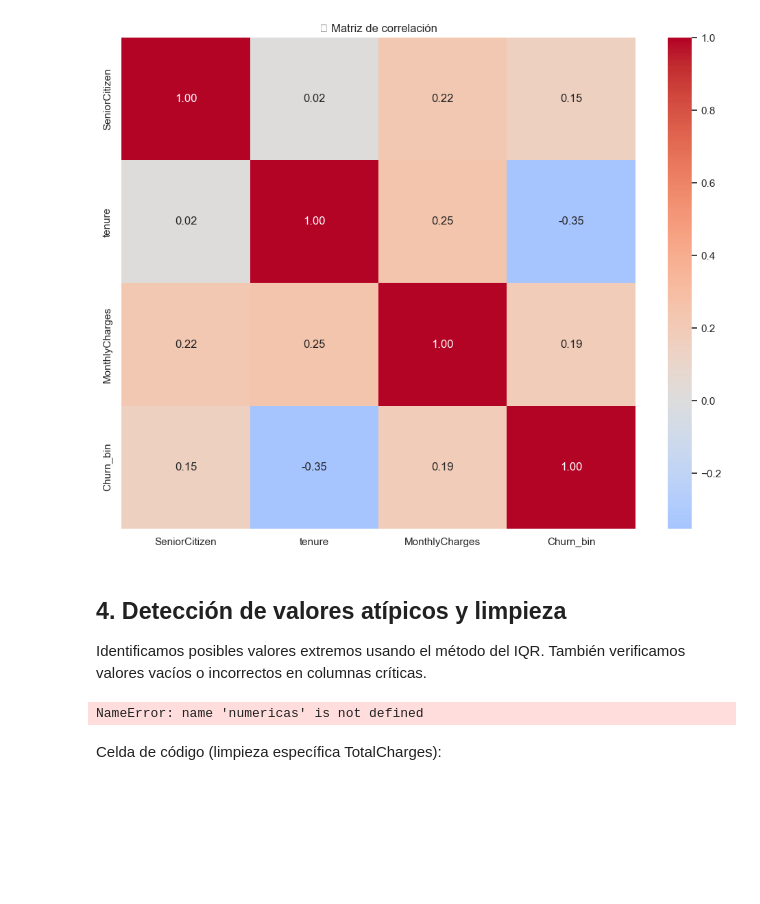
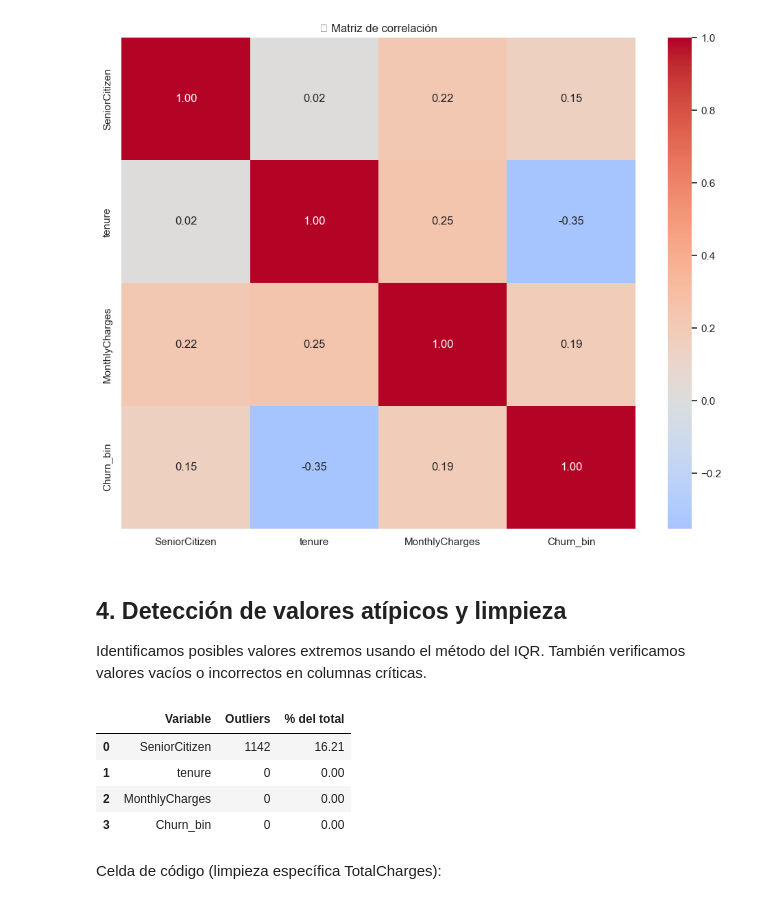
Before and after one commit to GuilledGeo/churn-prediction, a Jupyter notebook: notebooks/eda.ipynb, the cells around one changed output. Cells and saved outputs as stored; diff of their text form; code cells hidden in the pictures; blank space fills up the shorter version.

```diff
--- a/notebooks/eda.ipynb
+++ b/notebooks/eda.ipynb
@@ -260,14 +260,30 @@ plt.show()
 
 Identificamos posibles valores extremos usando el método del IQR. También verificamos valores vacíos o incorrectos en columnas críticas.
 # %%
+import pandas as pd
+
+numericas = df.select_dtypes(include=["int64", "float64"]).columns.tolist()
+
+outlier_summary = []
+
 for col in numericas:
     Q1 = df[col].quantile(0.25)
     Q3 = df[col].quantile(0.75)
     IQR = Q3 - Q1
     outliers = ((df[col] < (Q1 - 1.5 * IQR)) | (df[col] > (Q3 + 1.5 * IQR))).sum()
-    print(f"{col}: {outliers} outliers detectados")
+    total = df.shape[0]
+    perc = 100 * outliers / total
+    outlier_summary.append([col, outliers, round(perc, 2)])
+
+# Mostrar tabla resumen
+outlier_df = pd.DataFrame(outlier_summary, columns=["Variable", "Outliers", "% del total"])
+display(outlier_df.sort_values(by="Outliers", ascending=False))
 # %% [output]
-NameError: name 'numericas' is not defined
+|  | Variable | Outliers | % del total |
+| 0 | SeniorCitizen | 1142 | 16.21 |
+| 1 | tenure | 0 | 0.00 |
+| 2 | MonthlyCharges | 0 | 0.00 |
+| 3 | Churn_bin | 0 | 0.00 |
 # %% [markdown]
 Celda de código (limpieza específica TotalCharges):
 # %%
```
Also changed, not shown: parts of 7 cells of this notebook, 18 other files.
